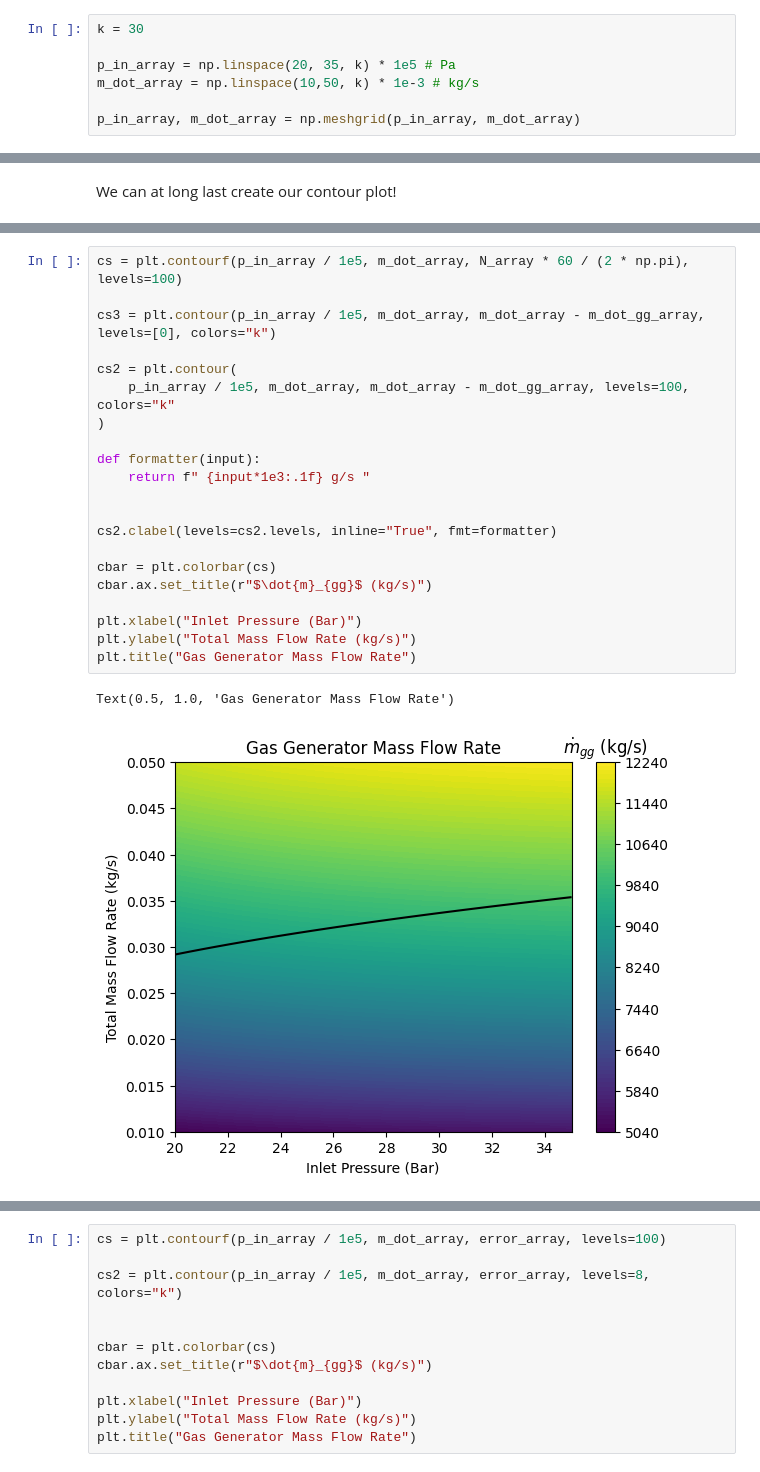
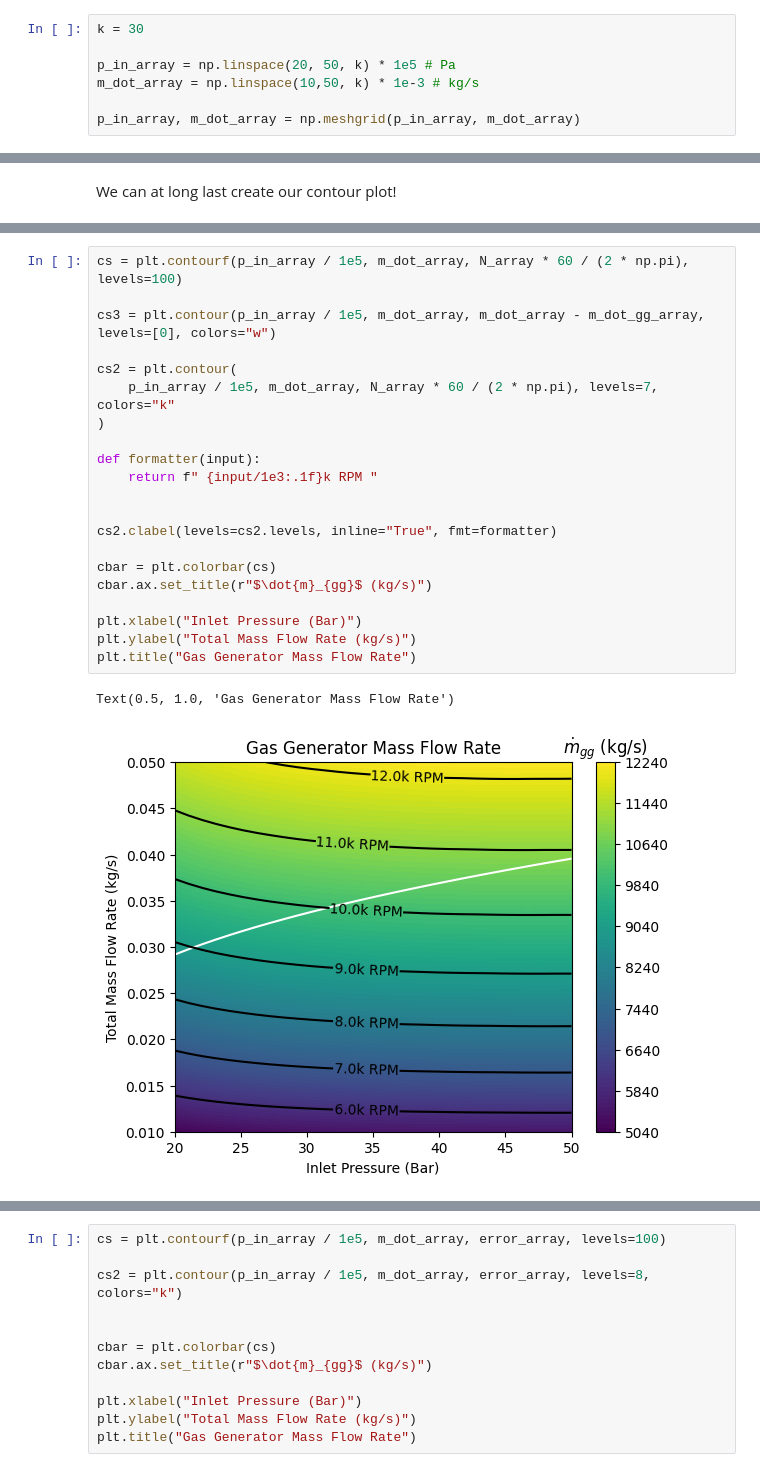
Before and after one commit to EliasAoubala/turboRocket, a Jupyter notebook: docs/turbine_characteristic.ipynb, the cells around one changed output, grey strips where cells are left out. Cells and saved outputs as stored; diff of their text form.

```diff
--- a/docs/turbine_characteristic.ipynb
+++ b/docs/turbine_characteristic.ipynb
@@ -161,7 +161,7 @@ We can then create a mesh grid of inlet pressures and mass flow rates to resolve
 # %%
 k = 30
 
-p_in_array = np.linspace(20, 35, k) * 1e5 # Pa
+p_in_array = np.linspace(20, 50, k) * 1e5 # Pa
 m_dot_array = np.linspace(10,50, k) * 1e-3 # kg/s
 
 p_in_array, m_dot_array = np.meshgrid(p_in_array, m_dot_array)
@@ -365,27 +365,27 @@ Text(0.5, 1.0, 'Gas Generator Mass Flow Rate')
 # %%
 cs = plt.contourf(p_in_array / 1e5, m_dot_array, N_array * 60 / (2 * np.pi), levels=100)
 
-cs3 = plt.contour(p_in_array / 1e5, m_dot_array, m_dot_array - m_dot_gg_array, levels=[0], colors="k")
+cs3 = plt.contour(p_in_array / 1e5, m_dot_array, m_dot_array - m_dot_gg_array, levels=[0], colors="w")
 
 cs2 = plt.contour(
-    p_in_array / 1e5, m_dot_array, m_dot_array - m_dot_gg_array, levels=100, colors="k"
+    p_in_array / 1e5, m_dot_array, N_array * 60 / (2 * np.pi), levels=7, colors="k"
 )
 
 def formatter(input):
-    return f" {input*1e3:.1f} g/s "
+    return f" {input/1e3:.1f}k RPM "
 
 
 cs2.clabel(levels=cs2.levels, inline="True", fmt=formatter)
 
 cbar = plt.colorbar(cs)
 cbar.ax.set_title(r"$\dot{m}_{gg}$ (kg/s)")
 
 plt.xlabel("Inlet Pressure (Bar)")
 plt.ylabel("Total Mass Flow Rate (kg/s)")
 plt.title("Gas Generator Mass Flow Rate")
 # %% [output]
 Text(0.5, 1.0, 'Gas Generator Mass Flow Rate')
-[figure, old version]
+[figure, new version]
 # %%
 cs = plt.contourf(p_in_array / 1e5, m_dot_array, eta_array * 1e2, levels=100)
 
```
Also changed, not shown: parts of 11 cells of this notebook, 1 other file.
